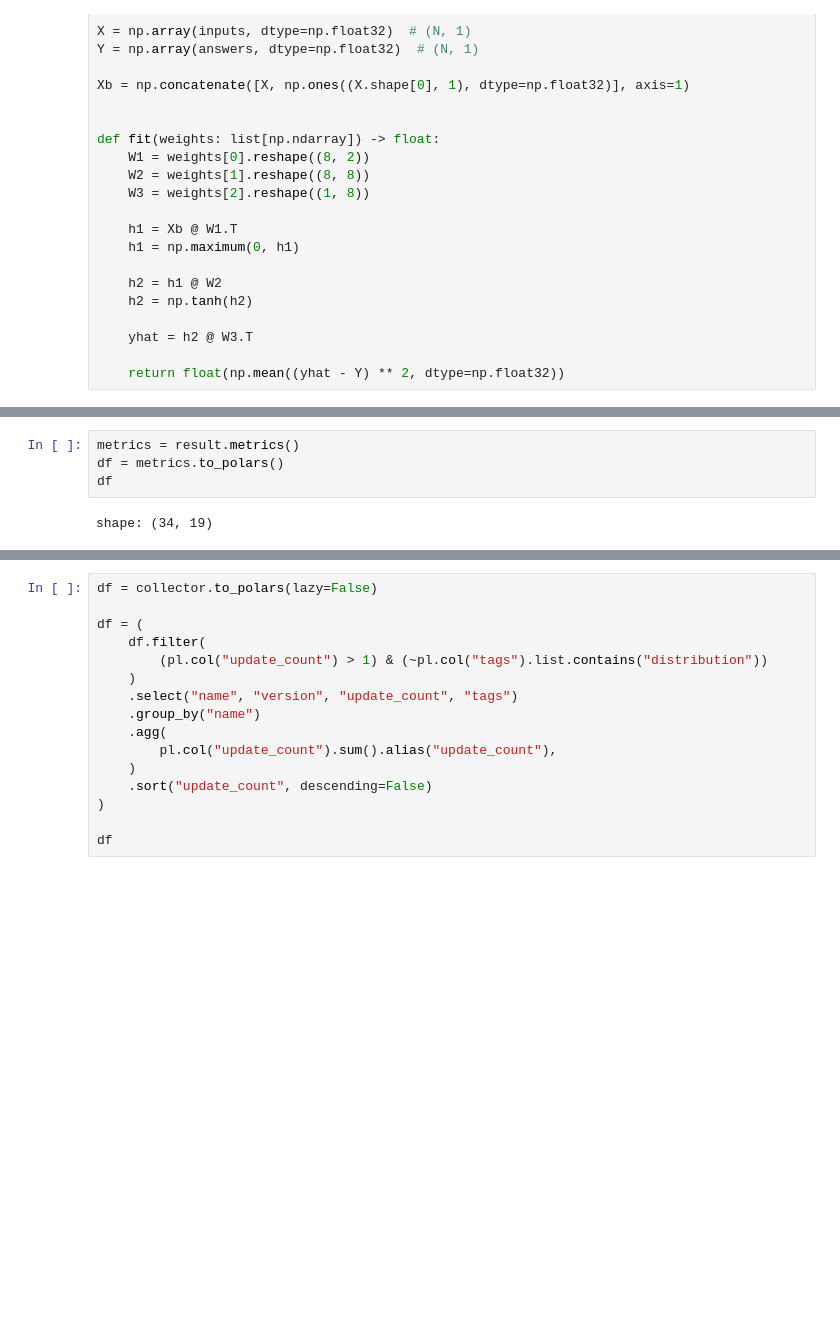
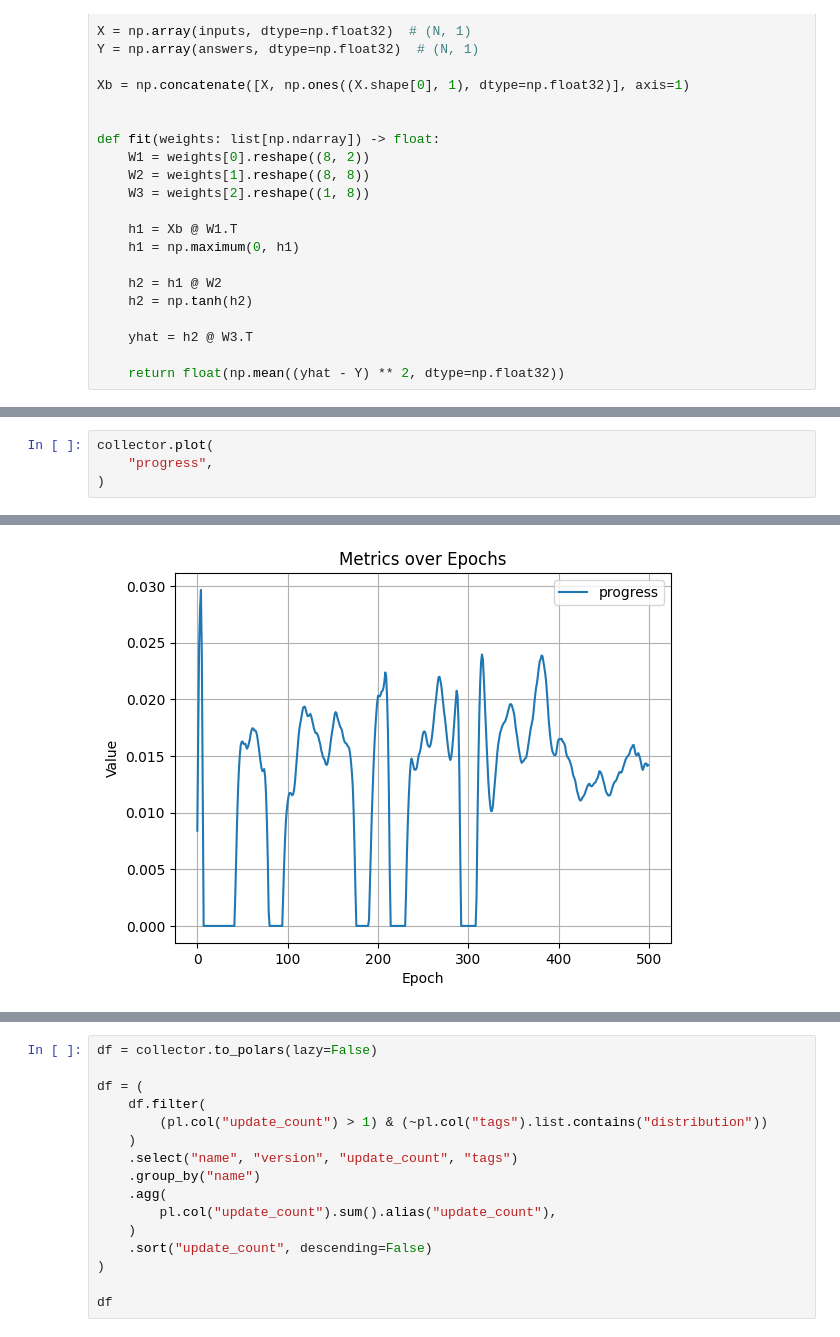
Before and after one commit to pkalivas/radiate, a Jupyter notebook: examples/python/simple_nn.ipynb, the cells around one changed output, grey strips where cells are left out. Drawn from its saved outputs; the diff is of its cells as text; blank space fills up the shorter version.

```diff
--- a/examples/python/simple_nn.ipynb
+++ b/examples/python/simple_nn.ipynb
@@ -79,6 +112,5 @@ result = engine.run(log=True)
 # %%
-metrics = result.metrics()
-df = metrics.to_polars()
-df
+collector.plot(
+    "progress",
+)
 # %% [output]
-shape: (34, 19)
@@ -97,0 +117 @@ shape: (34, 19)
+[figure, added]
```
Also changed, not shown: parts of 4 cells of this notebook, 54 other files.
